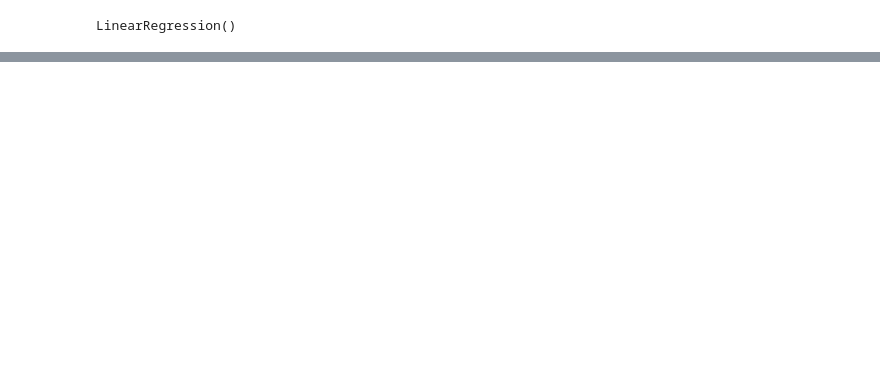
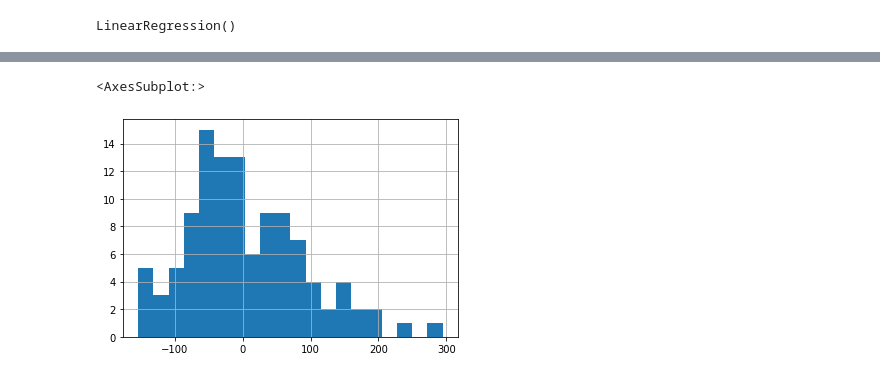
Before and after one commit to toniet/TFG, a Jupyter notebook: 4_Model.ipynb, the cells around one changed output, grey strips where cells are left out. Saved outputs shown, nothing was run; the diff lists cells and outputs as text; code cells hidden in the pictures; blank space fills up the shorter version.

```diff
--- a/4_Model.ipynb
+++ b/4_Model.ipynb
@@ -102,2 +140,2 @@ KNeighborsRegressor(n_neighbors=3)
 # %%
-y_predk = regk.predict(X_test)
+pred_regk = regk.predict(X_test)
@@ -112,0 +149,4 @@ cross_val_score(regk,X,y,scoring='neg_mean_absolute_error').mean()
+# %%
+result['pred_regk'] = pred_regk
+# %%
+result['error_regk'] = result['y_test'] - result['pred_regk']
@@ -112,0 +162,5 @@ cross_val_score(regk,X,y,scoring='neg_mean_absolute_error').mean()
+# %%
+result['error_regk'].hist(bins=20)
+# %% [output]
+<AxesSubplot:>
+[figure, added]
```
Also changed, not shown: parts of 41 cells of this notebook, 2 other files.
